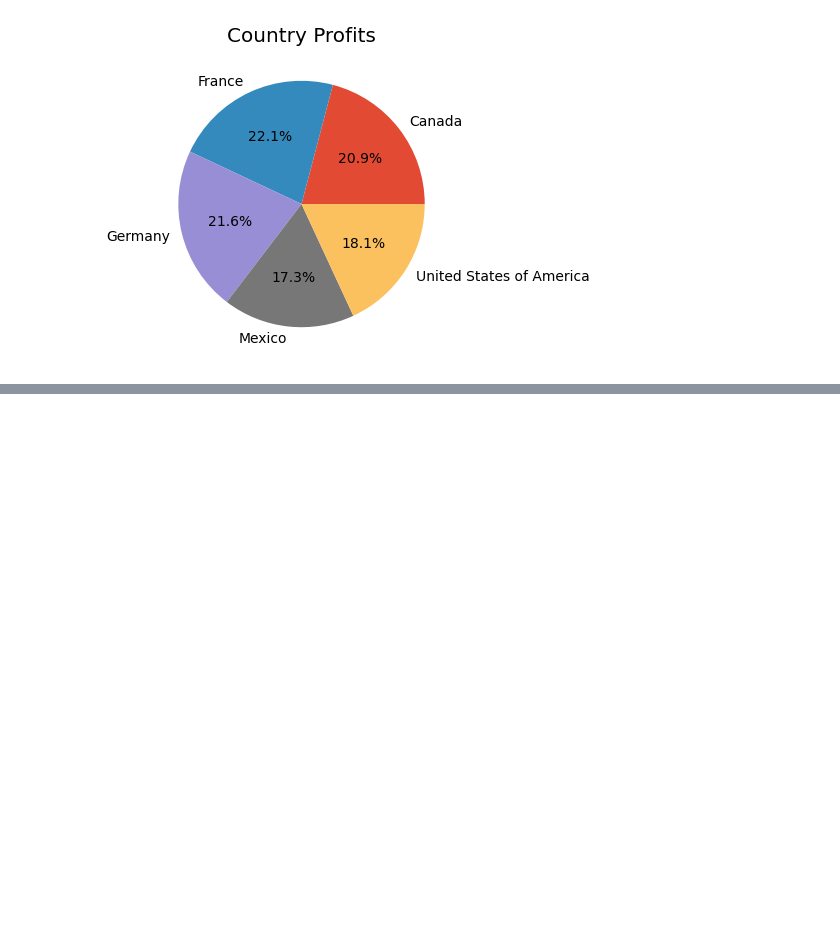
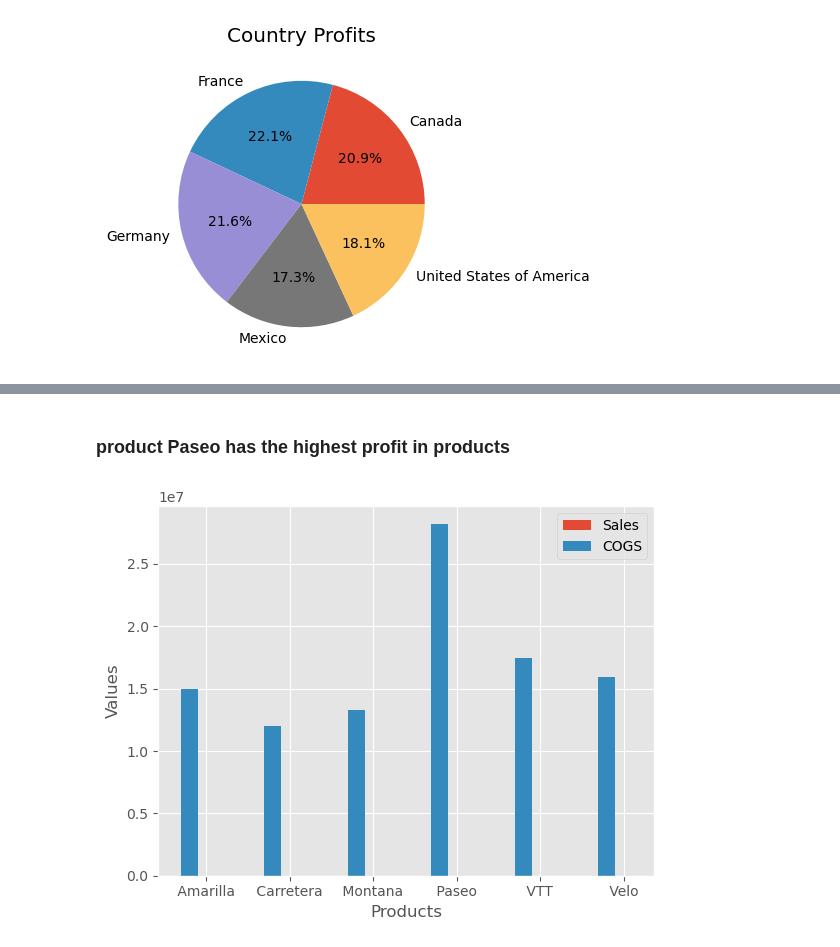
Before and after one commit to mominj10/financialanalysis, a Jupyter notebook: CompanyFinancials.ipynb, the cells around one changed output, grey strips where cells are left out. Cells and saved outputs as stored; diff of their text form; code cells hidden in the pictures; blank space fills up the shorter version.

```diff
--- a/CompanyFinancials.ipynb
+++ b/CompanyFinancials.ipynb
@@ -289,0 +342,17 @@ plt.show()
+# %% [markdown]
+### product Paseo has the highest profit in products
+# %%
+plt.figure()
+x = np.arange(len(prod))
+bar_width = 0.2
+
+plt.bar(x,prod['Sale Price'], width=bar_width, label='Sales')
+plt.bar(x-bar_width, prod['COGS'], label='COGS', width=bar_width)
+
+plt.xticks(x, prod['Product'])  #plt.xticks to set the tick positions and labels
+plt.ylabel('Values')
+plt.xlabel('Products')
+plt.legend()
+plt.show()
+# %% [output]
+[figure, added]
```
Also changed, not shown: parts of 12 cells of this notebook.
